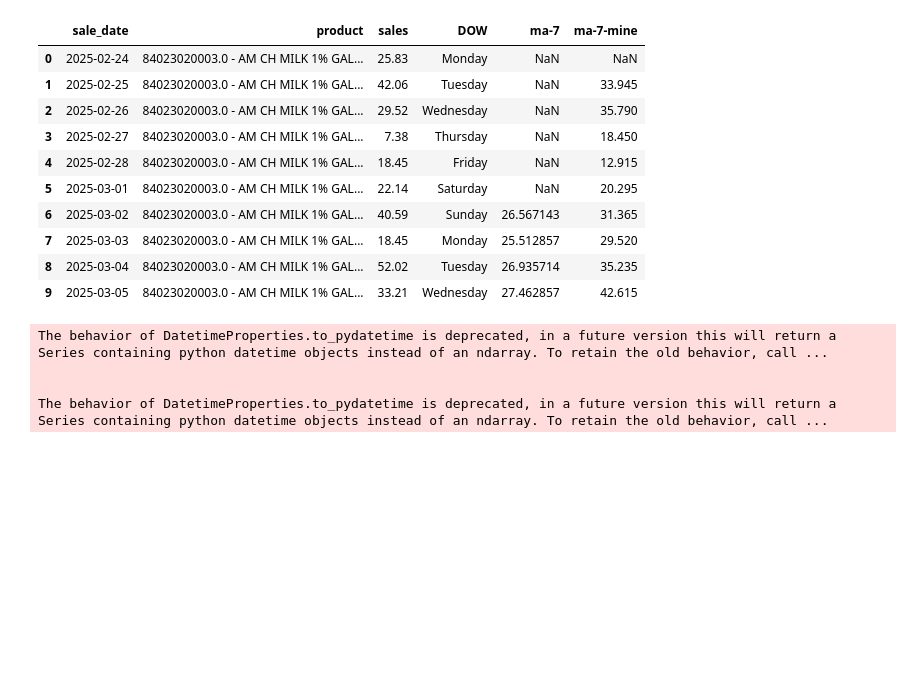
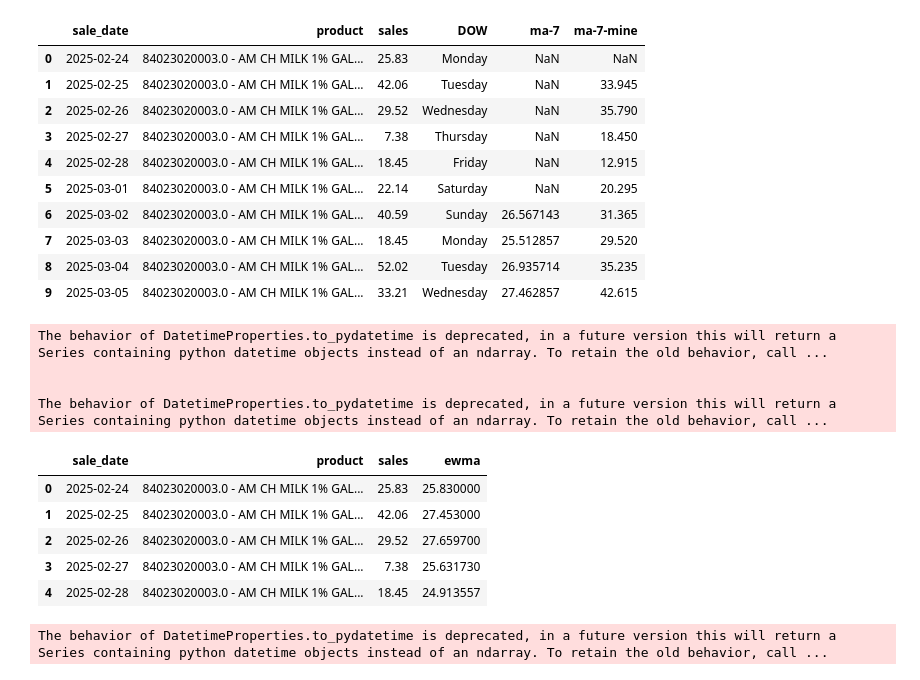
Before and after one commit to C5m7b4/maths, a Jupyter notebook: time_series/xtras/simple_moving_average.ipynb, the cells around one changed output. Saved outputs shown, nothing was run; the diff lists cells and outputs as text; code cells hidden in the pictures; blank space fills up the shorter version.

```diff
--- a/time_series/xtras/simple_moving_average.ipynb
+++ b/time_series/xtras/simple_moving_average.ipynb
@@ -214,3 +215,13 @@ The behavior of DatetimeProperties.to_pydatetime is deprecated, in a future vers
 
 
 The behavior of DatetimeProperties.to_pydatetime is deprecated, in a future version this will return a Series containing python datetime objects instead of an ndarray. To retain the old behavior, call ...
+# %%
+ds['ewma'] = EWMA(ds['sales'], 0.1)
+ds.head()
+# %% [output]
+|  | sale_date | product | sales | ewma |
+| 0 | 2025-02-24 | 84023020003.0 - AM CH MILK 1% GAL... | 25.83 | 25.830000 |
+| 1 | 2025-02-25 | 84023020003.0 - AM CH MILK 1% GAL... | 42.06 | 27.453000 |
+| 2 | 2025-02-26 | 84023020003.0 - AM CH MILK 1% GAL... | 29.52 | 27.659700 |
+| 3 | 2025-02-27 | 84023020003.0 - AM CH MILK 1% GAL... | 7.38 | 25.631730 |
+| 4 | 2025-02-28 | 84023020003.0 - AM CH MILK 1% GAL... | 18.45 | 24.913557 |
@@ -216,0 +274,5 @@ The behavior of DatetimeProperties.to_pydatetime is deprecated, in a future vers
+# %%
+plot_v3(title='Milk', data=ds, x='sale_date', y='sales',
+     x_label='Date', y_label='Sales')
+# %% [output]
+The behavior of DatetimeProperties.to_pydatetime is deprecated, in a future version this will return a Series containing python datetime objects instead of an ndarray. To retain the old behavior, call ...
```
Also changed, not shown: parts of 3 cells of this notebook, 2 other files.
